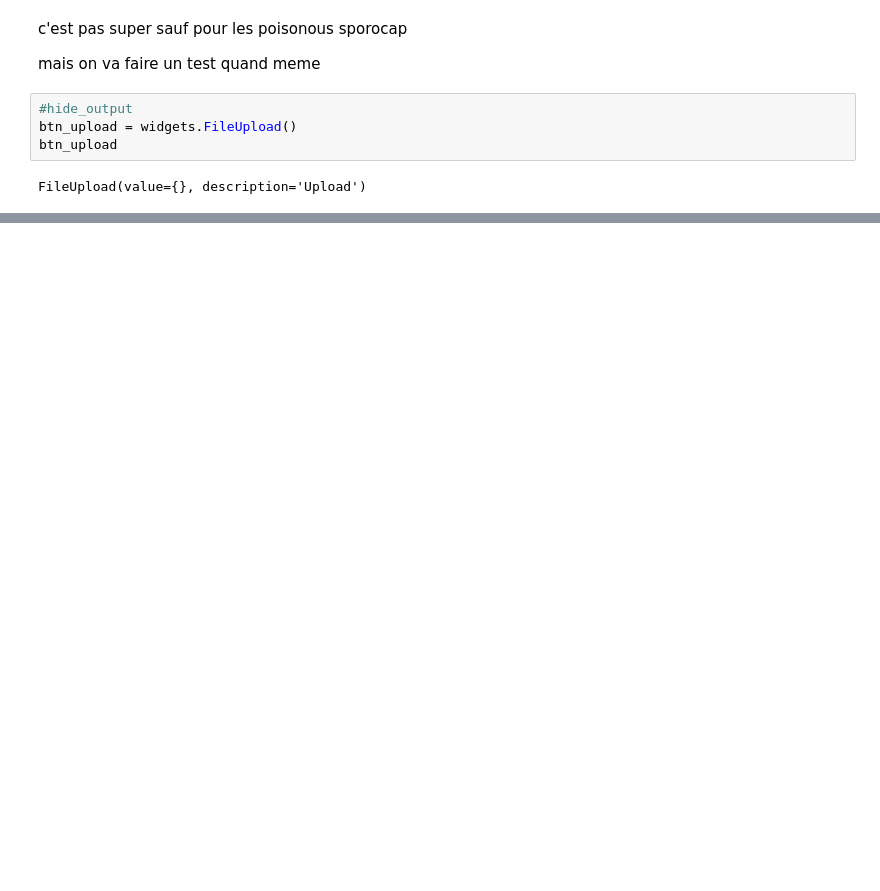
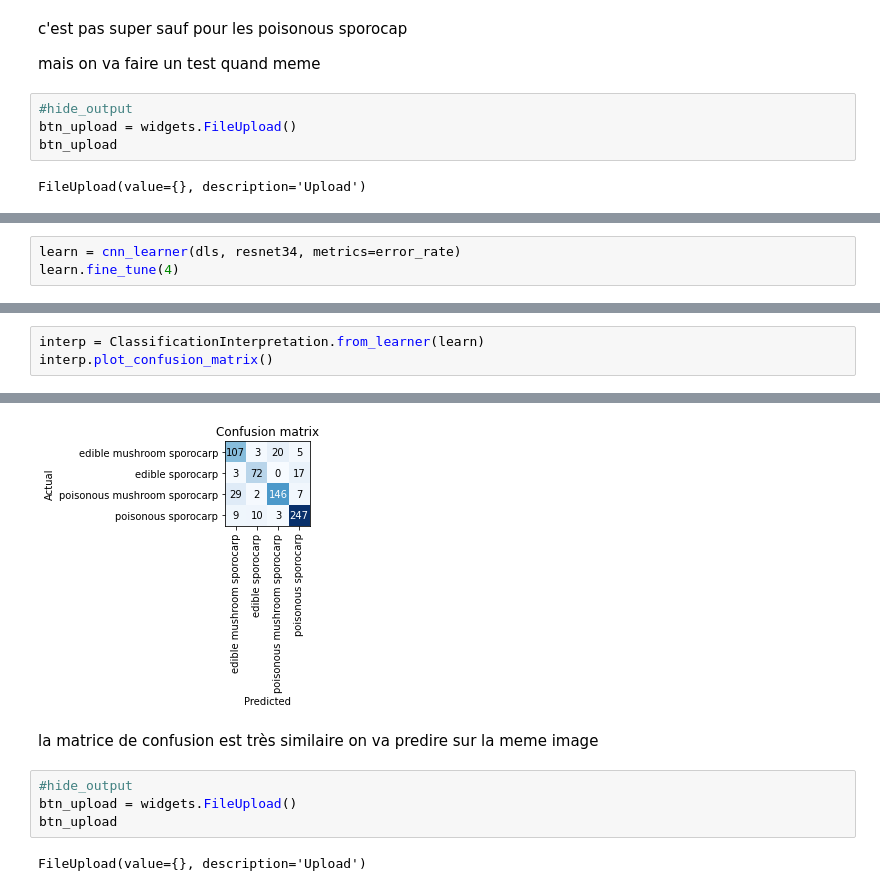
Before and after one commit to ArmandBroutinDev/cours-deeplearning, a Jupyter notebook: mushroompicker.ipynb, the cells around one changed output, grey strips where cells are left out. Saved outputs shown, nothing was run; the diff lists cells and outputs as text; blank space fills up the shorter version.

```diff
--- a/mushroompicker.ipynb
+++ b/mushroompicker.ipynb
@@ -86,0 +107,3 @@ out_pl
+# %%
+learn = cnn_learner(dls, resnet34, metrics=error_rate)
+learn.fine_tune(4)
@@ -86,0 +118,4 @@ out_pl
+# %%
+interp = ClassificationInterpretation.from_learner(learn)
+interp.plot_confusion_matrix()
+# %% [output]
@@ -87 +123,10 @@ out_pl
+[figure, added]
+# %% [markdown]
+la matrice de confusion est très similaire on va predire sur la meme image
+# %%
+#hide_output
+btn_upload = widgets.FileUpload()
+btn_upload
+# %% [output]
+FileUpload(value={}, description='Upload')
 # %%
```
Also changed, not shown: parts of 40 cells of this notebook.
